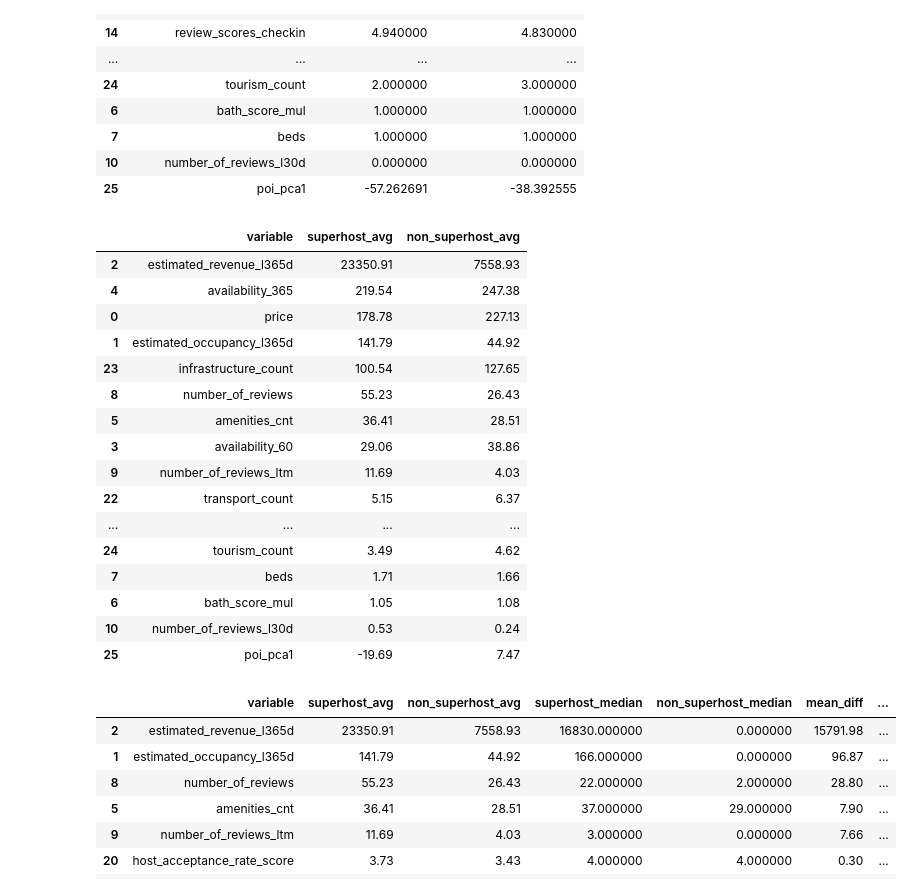
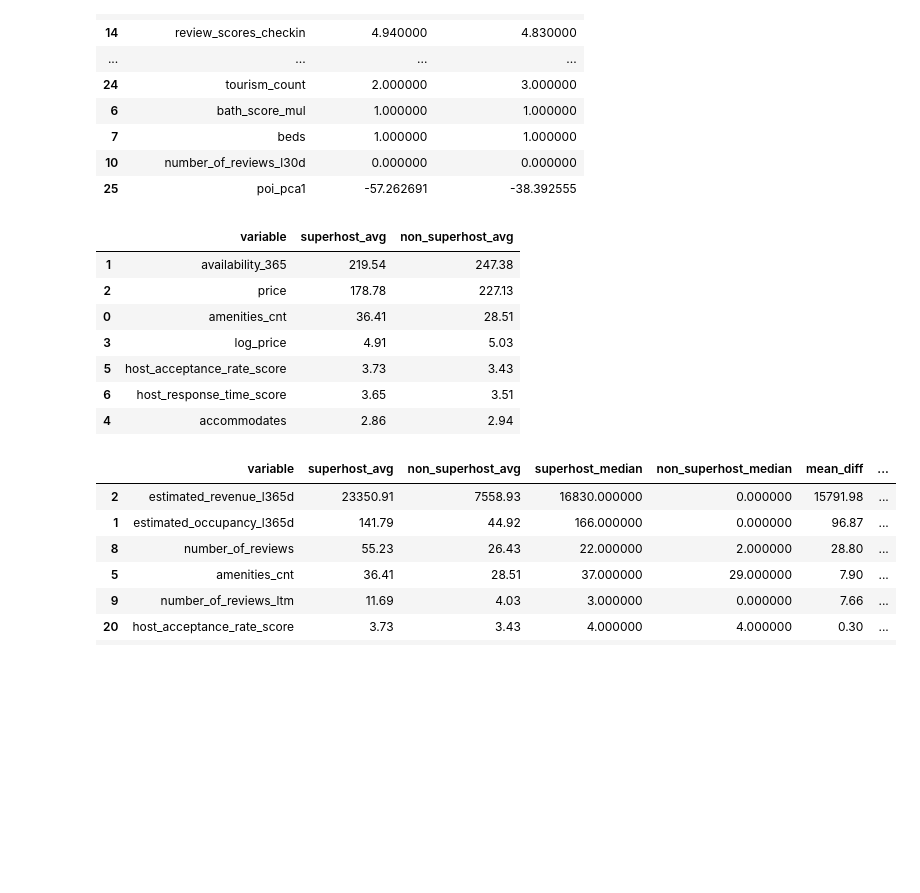
Before and after one commit to jiwon512/advanced_project, a Jupyter notebook: hayoung/2/superhost.ipynb, the cells around one changed output. Drawn from its saved outputs; the diff is of its cells as text; code cells hidden in the pictures; blank space fills up the shorter version.

```diff
--- a/hayoung/2/superhost.ipynb
+++ b/hayoung/2/superhost.ipynb
@@ -697,43 +684,23 @@ median_table.sort_values('superhost_median', ascending=False)
 | 10 | number_of_reviews_l30d | 0.000000 | 0.000000 |
 | 25 | poi_pca1 | -57.262691 | -38.392555 |
 # %%
-# 수치형연속형번수만
-continuous_cols = [
-    c for c in df.select_dtypes(include=['int64', 'float64']).columns
-    if c not in [
-        'host_is_superhost', # 종속변수
-        'latitude', 'longitude', 'host_id', 'id', 'Unnamed: 0',
-        # 이진 0/1 변수들 추가
-        'host_identity_verified', 'host_location_boolean', 'host_location_ny',
-        'neighborhood_overview_exists', 'is_long_term', 'instant_bookable',
-        'is_activate', 'host_has_profile_pic','accommodates']]
-
 # 평균값 테이블
 avg_table = pd.DataFrame({
     'variable': continuous_cols,
     'superhost_avg': [df[df['host_is_superhost'] == 1][col].mean().round(2) for col in continuous_cols],
     'non_superhost_avg': [df[df['host_is_superhost'] == 0][col].mean().round(2) for col in continuous_cols]})
 
 # 3) 확인
 avg_table.sort_values('superhost_avg', ascending=False)
 # %% [output]
 |  | variable | superhost_avg | non_superhost_avg |
-| 2 | estimated_revenue_l365d | 23350.91 | 7558.93 |
-| 4 | availability_365 | 219.54 | 247.38 |
-| 0 | price | 178.78 | 227.13 |
-| 1 | estimated_occupancy_l365d | 141.79 | 44.92 |
-| 23 | infrastructure_count | 100.54 | 127.65 |
-| 8 | number_of_reviews | 55.23 | 26.43 |
-| 5 | amenities_cnt | 36.41 | 28.51 |
-| 3 | availability_60 | 29.06 | 38.86 |
-| 9 | number_of_reviews_ltm | 11.69 | 4.03 |
-| 22 | transport_count | 5.15 | 6.37 |
-| ... | ... | ... | ... |
-| 24 | tourism_count | 3.49 | 4.62 |
-| 7 | beds | 1.71 | 1.66 |
-| 6 | bath_score_mul | 1.05 | 1.08 |
-| 10 | number_of_reviews_l30d | 0.53 | 0.24 |
-| 25 | poi_pca1 | -19.69 | 7.47 |
+| 1 | availability_365 | 219.54 | 247.38 |
+| 2 | price | 178.78 | 227.13 |
+| 0 | amenities_cnt | 36.41 | 28.51 |
+| 3 | log_price | 4.91 | 5.03 |
+| 5 | host_acceptance_rate_score | 3.73 | 3.43 |
+| 6 | host_response_time_score | 3.65 | 3.51 |
+| 4 | accommodates | 2.86 | 2.94 |
 # %%
 # 숫자형 데이터 변수
 # 평균 + 중앙값 테이블 합치기
```
Also changed, not shown: parts of 10 cells of this notebook, 1 other file.
